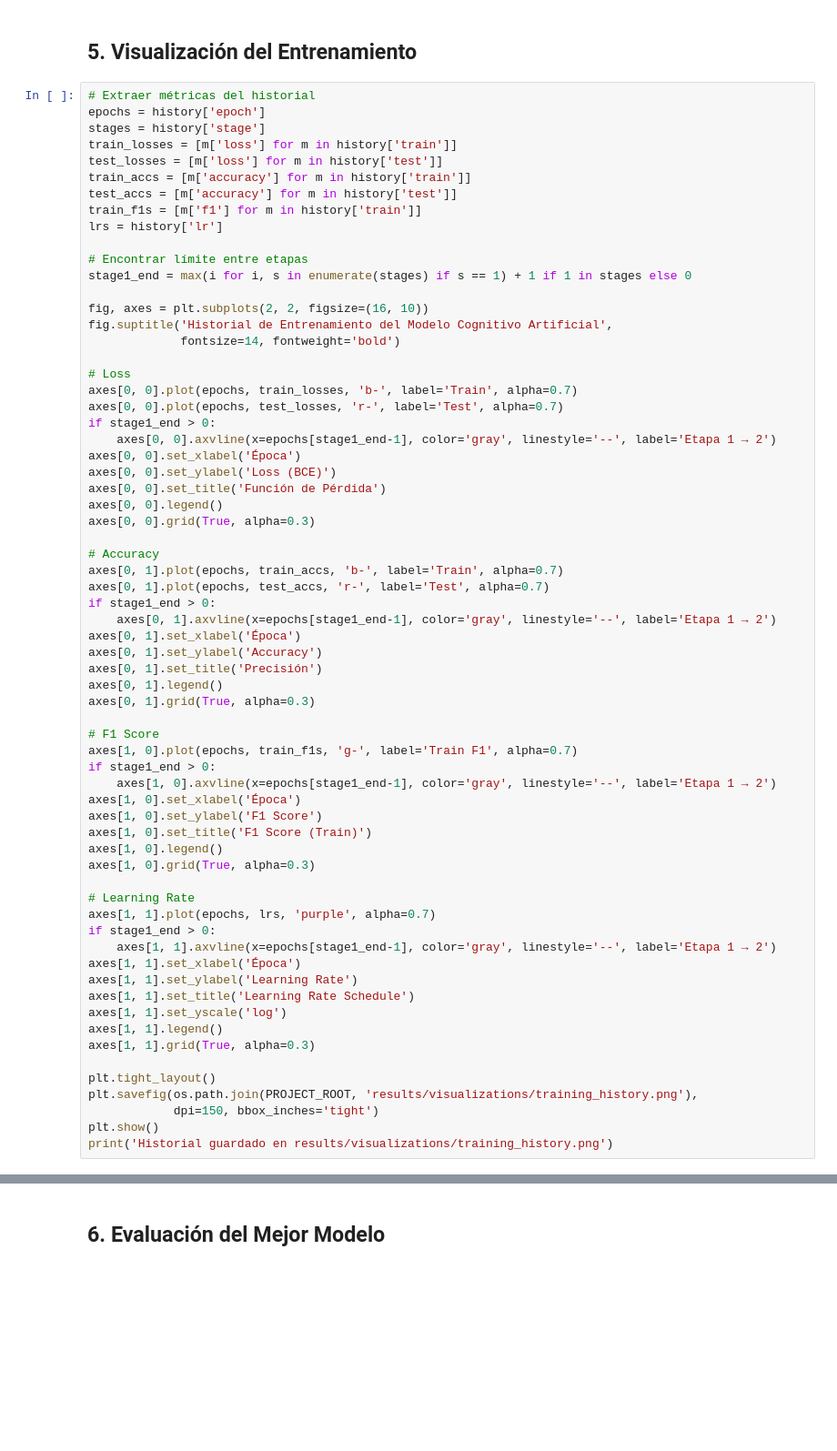
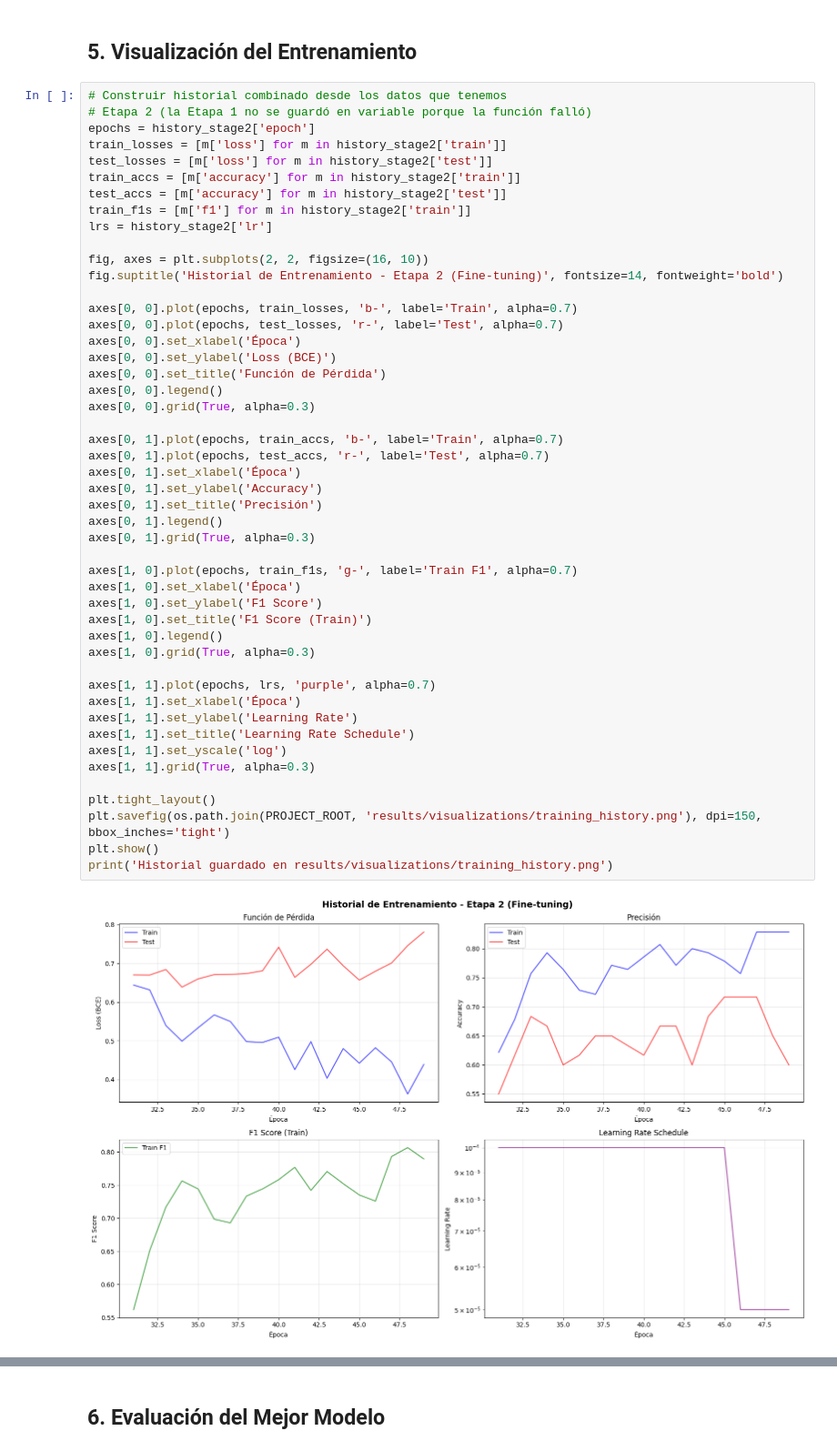
Before and after one commit to yisusgoenaga/cognitive-depth-model, a Jupyter notebook: cognitive-depth-model/notebooks/05_training.ipynb, the cells around one changed output, grey strips where cells are left out. Shown at 91% size. Cells and saved outputs as stored; diff of their text form; blank space fills up the shorter version.

```diff
--- a/cognitive-depth-model/notebooks/05_training.ipynb
+++ b/cognitive-depth-model/notebooks/05_training.ipynb
@@ -155,68 +372,52 @@ history = train_model(
 # %% [markdown]
 ## 5. Visualización del Entrenamiento
 # %%
-# Extraer métricas del historial
-epochs = history['epoch']
-stages = history['stage']
-train_losses = [m['loss'] for m in history['train']]
-test_losses = [m['loss'] for m in history['test']]
-train_accs = [m['accuracy'] for m in history['train']]
-test_accs = [m['accuracy'] for m in history['test']]
-train_f1s = [m['f1'] for m in history['train']]
-lrs = history['lr']
-
-# Encontrar límite entre etapas
-stage1_end = max(i for i, s in enumerate(stages) if s == 1) + 1 if 1 in stages else 0
+# Construir historial combinado desde los datos que tenemos
+# Etapa 2 (la Etapa 1 no se guardó en variable porque la función falló)
+epochs = history_stage2['epoch']
+train_losses = [m['loss'] for m in history_stage2['train']]
+test_losses = [m['loss'] for m in history_stage2['test']]
+train_accs = [m['accuracy'] for m in history_stage2['train']]
+test_accs = [m['accuracy'] for m in history_stage2['test']]
+train_f1s = [m['f1'] for m in history_stage2['train']]
+lrs = history_stage2['lr']
 
 fig, axes = plt.subplots(2, 2, figsize=(16, 10))
-fig.suptitle('Historial de Entrenamiento del Modelo Cognitivo Artificial',
-             fontsize=14, fontweight='bold')
+fig.suptitle('Historial de Entrenamiento - Etapa 2 (Fine-tuning)', fontsize=14, fontweight='bold')
 
-# Loss
 axes[0, 0].plot(epochs, train_losses, 'b-', label='Train', alpha=0.7)
 axes[0, 0].plot(epochs, test_losses, 'r-', label='Test', alpha=0.7)
-if stage1_end > 0:
-    axes[0, 0].axvline(x=epochs[stage1_end-1], color='gray', linestyle='--', label='Etapa 1 → 2')
 axes[0, 0].set_xlabel('Época')
 axes[0, 0].set_ylabel('Loss (BCE)')
 axes[0, 0].set_title('Función de Pérdida')
 axes[0, 0].legend()
 axes[0, 0].grid(True, alpha=0.3)
 
-# Accuracy
 axes[0, 1].plot(epochs, train_accs, 'b-', label='Train', alpha=0.7)
 axes[0, 1].plot(epochs, test_accs, 'r-', label='Test', alpha=0.7)
-if stage1_end > 0:
-    axes[0, 1].axvline(x=epochs[stage1_end-1], color='gray', linestyle='--', label='Etapa 1 → 2')
 axes[0, 1].set_xlabel('Época')
 axes[0, 1].set_ylabel('Accuracy')
 axes[0, 1].set_title('Precisión')
 axes[0, 1].legend()
 axes[0, 1].grid(True, alpha=0.3)
 
-# F1 Score
 axes[1, 0].plot(epochs, train_f1s, 'g-', label='Train F1', alpha=0.7)
-if stage1_end > 0:
-    axes[1, 0].axvline(x=epochs[stage1_end-1], color='gray', linestyle='--', label='Etapa 1 → 2')
 axes[1, 0].set_xlabel('Época')
 axes[1, 0].set_ylabel('F1 Score')
 axes[1, 0].set_title('F1 Score (Train)')
 axes[1, 0].legend()
 axes[1, 0].grid(True, alpha=0.3)
 
-# Learning Rate
 axes[1, 1].plot(epochs, lrs, 'purple', alpha=0.7)
-if stage1_end > 0:
-    axes[1, 1].axvline(x=epochs[stage1_end-1], color='gray', linestyle='--', label='Etapa 1 → 2')
 axes[1, 1].set_xlabel('Época')
 axes[1, 1].set_ylabel('Learning Rate')
 axes[1, 1].set_title('Learning Rate Schedule')
 axes[1, 1].set_yscale('log')
-axes[1, 1].legend()
 axes[1, 1].grid(True, alpha=0.3)
 
 plt.tight_layout()
-plt.savefig(os.path.join(PROJECT_ROOT, 'results/visualizations/training_history.png'),
-            dpi=150, bbox_inches='tight')
+plt.savefig(os.path.join(PROJECT_ROOT, 'results/visualizations/training_history.png'), dpi=150, bbox_inches='tight')
 plt.show()
 print('Historial guardado en results/visualizations/training_history.png')
+# %% [output]
+[figure, added]
```
Also changed, not shown: parts of 13 cells of this notebook.
